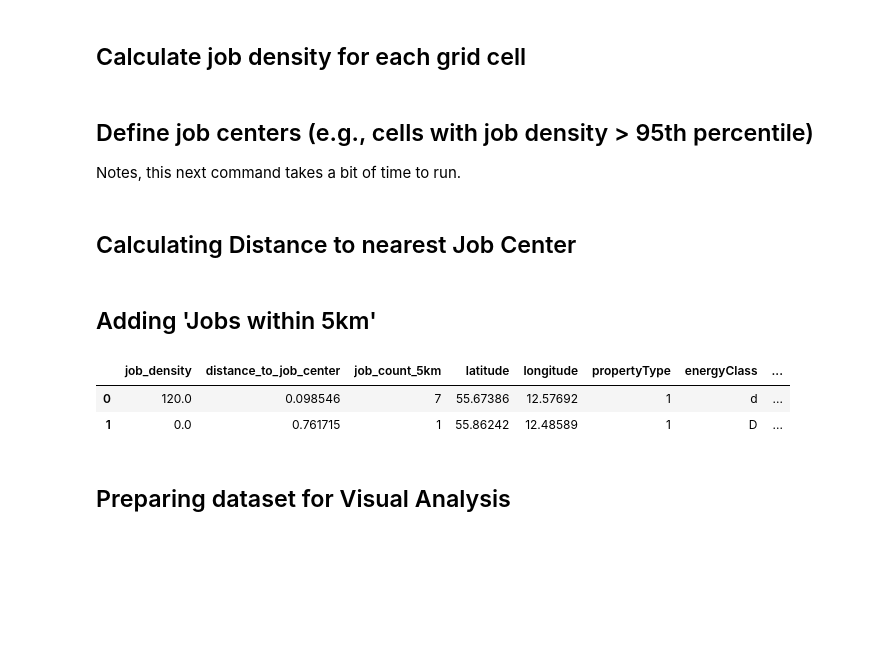
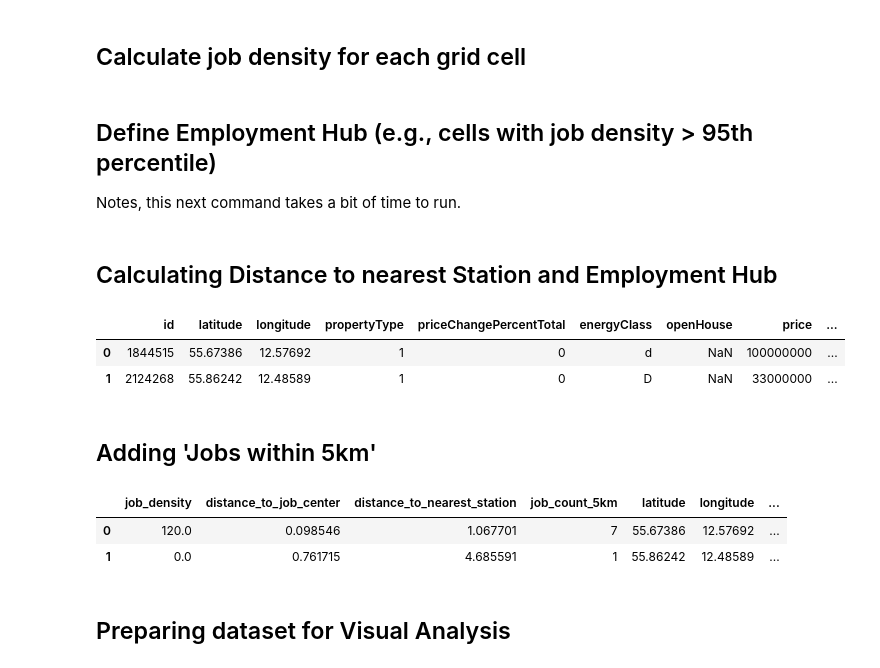
Before and after one commit to Tobias-Thiim/Introduction-to-Social-Data-Science-gruppe_20, a Jupyter notebook: overall_code/Eksamen_NoteBook_Clean.ipynb, the cells around one changed output. Saved outputs shown, nothing was run; the diff lists cells and outputs as text; code cells hidden in the pictures; blank space fills up the shorter version.

```diff
--- a/overall_code/Eksamen_NoteBook_Clean.ipynb
+++ b/overall_code/Eksamen_NoteBook_Clean.ipynb
@@ -36,5 +39,7 @@ df_real_estate = pd.read_csv(csv1, delimiter=';', low_memory=False)
 csv2 = "final_job_postings.csv"
 df_jobs = pd.read_csv(csv2, low_memory=False)
 df_real_estate.head(2)
-df_jobs
+csv3 = "station_data.csv"
+station_df_med_afgange = pd.read_csv(csv3, low_memory=False)
+station_df_med_afgange.head(3)
 # %% [output]
@@ -72,12 +68,20 @@ grid_cells = calculate_job_density(grid_cells, job_listings_gdf)
 # Spatial join to assign grid cell attributes to real estate listings
 real_estate_with_density = gpd.sjoin(real_estate_gdf, grid_cells, how="left", predicate="within")
 # %% [markdown]
-## Define job centers (e.g., cells with job density > 95th percentile)
+## Define Employment Hub (e.g., cells with job density > 95th percentile)
 Notes, this next command takes a bit of time to run.
 # %%
 job_centers = grid_cells[grid_cells['job_density'] > grid_cells['job_density'].quantile(0.95)]
 # %% [markdown]
-## Calculating Distance to nearest Job Center
+## Calculating Distance to nearest Station and Employment Hub
+# %%
+real_estate_with_density = process_and_calculate_nearest_station(real_estate_with_density, station_df_med_afgange)
+
+real_estate_with_density.head(2)
+# %% [output]
+|  | id | latitude | longitude | propertyType | priceChangePercentTotal | energyClass | openHouse | price | ... |
+| 0 | 1844515 | 55.67386 | 12.57692 | 1 | 0 | d | NaN | 100000000 | ... |
+| 1 | 2124268 | 55.86242 | 12.48589 | 1 | 0 | D | NaN | 33000000 | ... |
 # %%
 real_estate_with_density['distance_to_job_center'] = nearest_neighbor(real_estate_gdf, job_centers)
 # %% [markdown]
@@ -85,28 +89,28 @@ real_estate_with_density['distance_to_job_center'] = nearest_neighbor(real_estat
 # %%
 job_count_5km_series = calculate_job_count_5km(real_estate_gdf, job_listings_gdf)
 
 # Ensure job_count_5km_series is properly indexed and of the correct type
 job_count_5km_series = job_count_5km_series.reindex(real_estate_with_density.index, fill_value=0)
 
 # If job_count_5km_series is a DataFrame, convert it to a Series
 if isinstance(job_count_5km_series, pd.DataFrame):
     job_count_5km_series = job_count_5km_series.iloc[:, 0]
 
 # Assign the job_count_5km_series to the real_estate_with_density DataFrame
 real_estate_with_density['job_count_5km'] = job_count_5km_series
 
 
 real_estate_with_density[[
-    'job_density', 'distance_to_job_center', 'job_count_5km','latitude', 'longitude', 'propertyType', 'energyClass', 'price',
+    'job_density', 'distance_to_job_center', 'distance_to_nearest_station', 'job_count_5km','latitude', 'longitude', 'propertyType', 'energyClass', 'price',
     'selfsale', 'rooms', 'size', 'lotSize', 'floor', 'buildYear', 'city',
     'isForeclosure', 'zipCode', 'area', 'daysForSale', 'net', 'exp',
     'basementSize', 'views', 'projectSaleUrl', 'additionalBuildings',
     'businessArea', 'nonPremiumDiscrete', 'cleanStreet'
 ]].head(2)
 # %% [output]
-|  | job_density | distance_to_job_center | job_count_5km | latitude | longitude | propertyType | energyClass | ... |
-| 0 | 120.0 | 0.098546 | 7 | 55.67386 | 12.57692 | 1 | d | ... |
-| 1 | 0.0 | 0.761715 | 1 | 55.86242 | 12.48589 | 1 | D | ... |
+|  | job_density | distance_to_job_center | distance_to_nearest_station | job_count_5km | latitude | longitude | ... |
+| 0 | 120.0 | 0.098546 | 1.067701 | 7 | 55.67386 | 12.57692 | ... |
+| 1 | 0.0 | 0.761715 | 4.685591 | 1 | 55.86242 | 12.48589 | ... |
 # %% [markdown]
 ## Preparing dataset for Visual Analysis
 # %%
```
Also changed, not shown: parts of 3 cells of this notebook, 2 other files.
